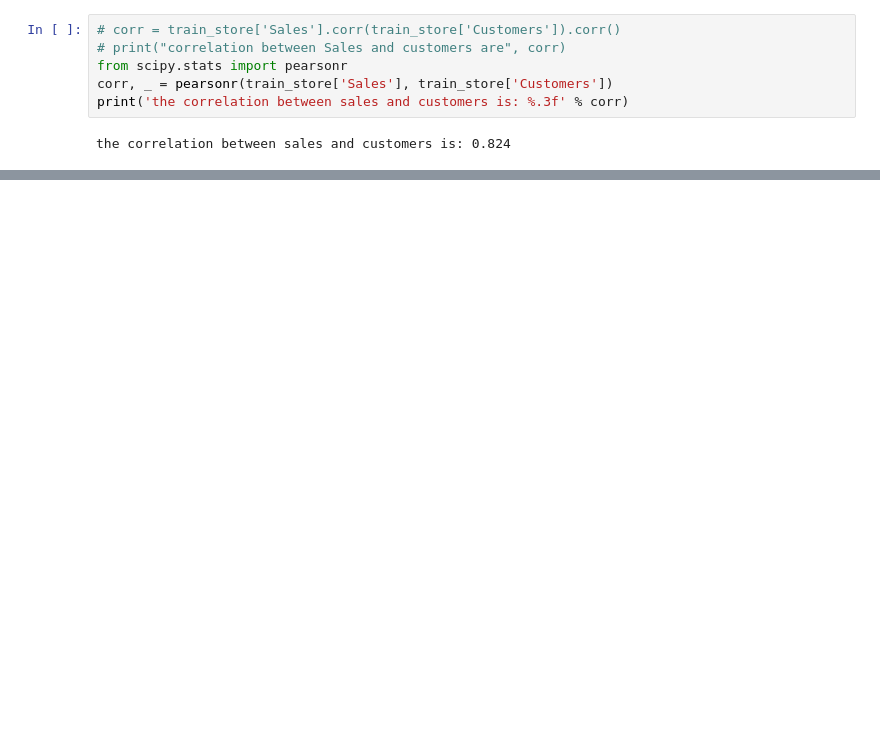
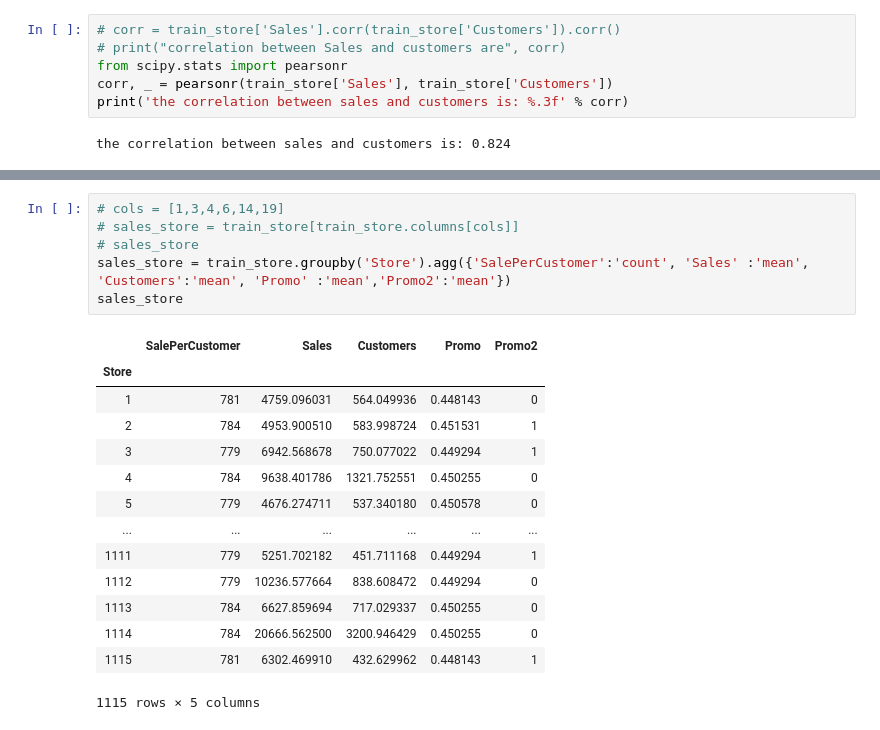
Before and after one commit to sam23121/Pharmaceutical_Sales_prediction, a Jupyter notebook: notebooks/EDA.ipynb, the cells around one changed output, grey strips where cells are left out. Saved outputs shown, nothing was run; the diff lists cells and outputs as text; blank space fills up the shorter version.

```diff
--- a/notebooks/EDA.ipynb
+++ b/notebooks/EDA.ipynb
@@ -110,0 +123,21 @@ the correlation between sales and customers is: 0.824
+# %%
+# cols = [1,3,4,6,14,19]
+# sales_store = train_store[train_store.columns[cols]]
+# sales_store
+sales_store = train_store.groupby('Store').agg({'SalePerCustomer':'count', 'Sales' :'mean', 'Customers':'mean', 'Promo' :'mean','Promo2':'mean'})
+sales_store
+# %% [output]
+|  | SalePerCustomer | Sales | Customers | Promo | Promo2 |
+| Store |  |  |  |  |  |
+| 1 | 781 | 4759.096031 | 564.049936 | 0.448143 | 0 |
+| 2 | 784 | 4953.900510 | 583.998724 | 0.451531 | 1 |
+| 3 | 779 | 6942.568678 | 750.077022 | 0.449294 | 1 |
+| 4 | 784 | 9638.401786 | 1321.752551 | 0.450255 | 0 |
+| 5 | 779 | 4676.274711 | 537.340180 | 0.450578 | 0 |
+| ... | ... | ... | ... | ... | ... |
+| 1111 | 779 | 5251.702182 | 451.711168 | 0.449294 | 1 |
+| 1112 | 779 | 10236.577664 | 838.608472 | 0.449294 | 0 |
+| 1113 | 784 | 6627.859694 | 717.029337 | 0.450255 | 0 |
+| 1114 | 784 | 20666.562500 | 3200.946429 | 0.450255 | 0 |
+| 1115 | 781 | 6302.469910 | 432.629962 | 0.448143 | 1 |
+1115 rows × 5 columns
```
Also changed, not shown: parts of 8 cells of this notebook, 4 other files.
